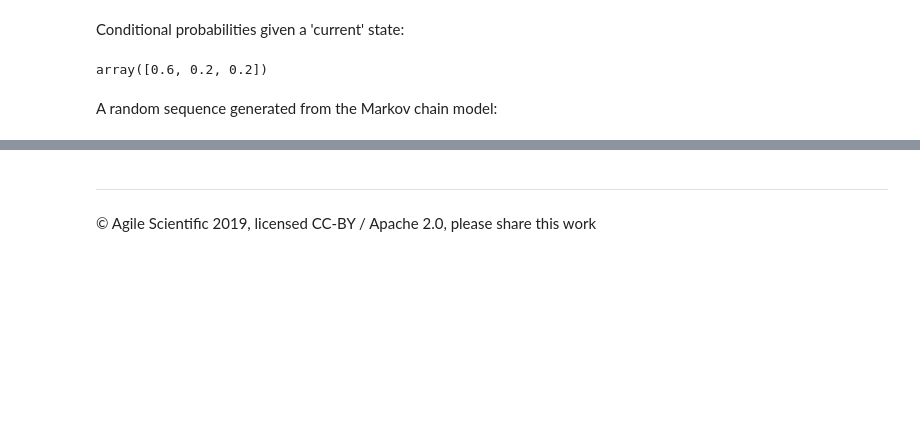
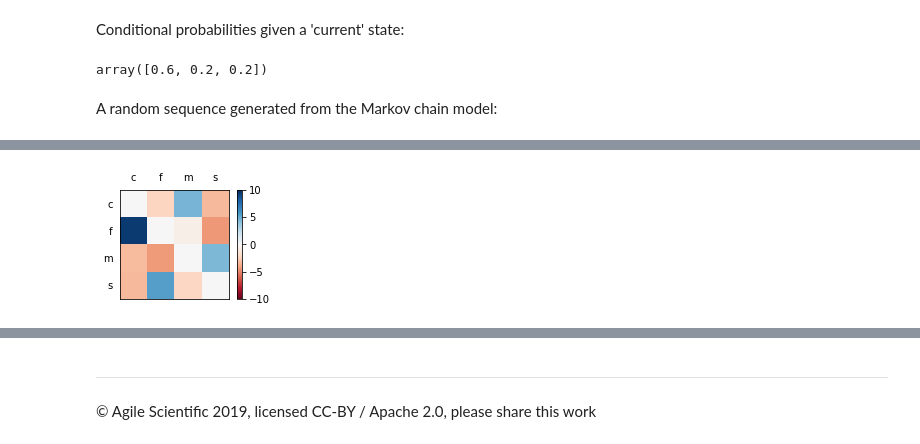
Before and after one commit to agilescientific/striplog, a Jupyter notebook: tutorial/Markov_chains.ipynb, the cells around one changed output, grey strips where cells are left out. Cells and saved outputs as stored; diff of their text form; code cells hidden in the pictures; blank space fills up the shorter version.

```diff
--- a/tutorial/Markov_chains.ipynb
+++ b/tutorial/Markov_chains.ipynb
@@ -669,0 +740,4 @@ m.generate_states(12)
+# %%
+m.plot_norm_diff()
+# %% [output]
+[figure, added]
```
Also changed, not shown: parts of 42 cells of this notebook.
